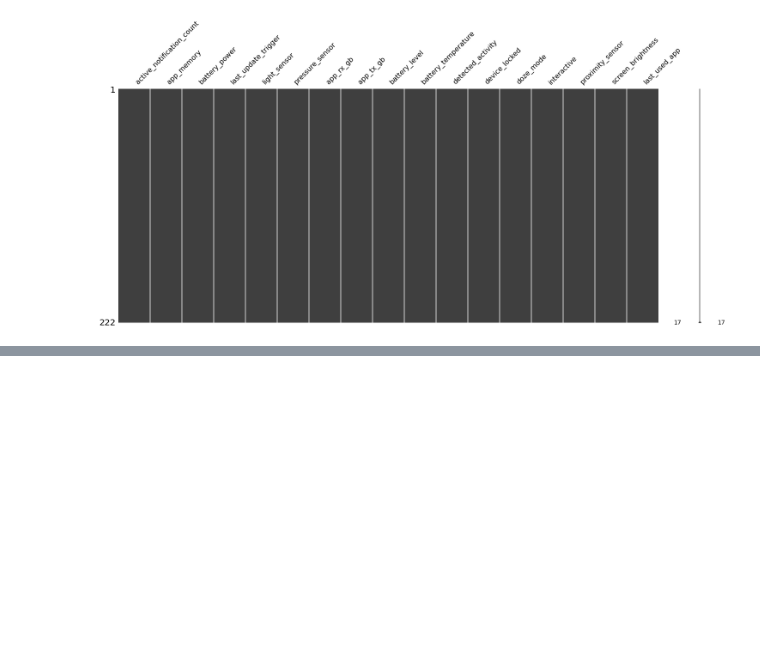
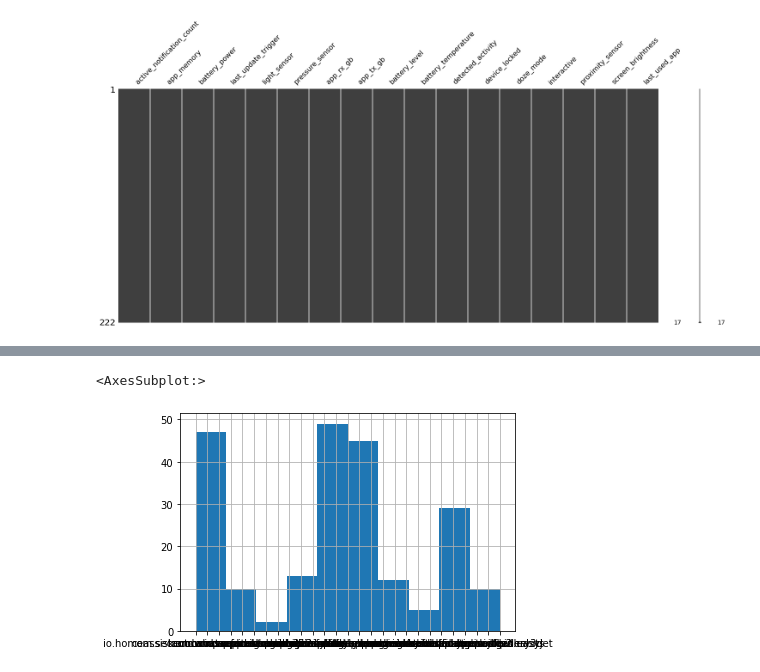
Before and after one commit to nunof98/data-fusion, a Jupyter notebook: main.ipynb, the cells around one changed output, grey strips where cells are left out. Cells and saved outputs as stored; diff of their text form; code cells hidden in the pictures; blank space fills up the shorter version.

```diff
--- a/main.ipynb
+++ b/main.ipynb
@@ -353,7 +354,7 @@ df.describe()
 | max | 5.000000 | 0.036000 | 0.010000 | 8972.000000 | 1029.200000 | 0.055200 | 0.027100 | ... |
 8 rows × 24 columns
 # %%
-df1 = df[[
+df = df[[
     'active_notification_count',
     'app_memory',
     'battery_power',
@@ -373,7 +374,7 @@ df1 = df[[
     'last_used_app'
 ]]
 
-msno.matrix(df1)
+msno.matrix(df)
 # %% [output]
 <AxesSubplot:>
 [figure]
@@ -435,13 +436,13 @@ Name: last_used_app, Length: 222, dtype: object
 # %%
 app_name = 'io.homeassistant.companion.android'
 
-for i, row in enumerate(df1['last_used_app']):
-    if not pd.isnull(df1['last_used_app'].iloc[i]):
+for i, row in enumerate(df['last_used_app']):
+    if not pd.isnull(df['last_used_app'].iloc[i]):
         app_name = row
     else:
-        df1['last_used_app'].iloc[i] = app_name
+        df['last_used_app'].iloc[i] = app_name
 
-df1['last_used_app']
+df['last_used_app']
 # %% [output]
 A value is trying to be set on a copy of a slice from a DataFrame
 
@@ -467,0 +508,15 @@ msno.matrix(df1)
+# %%
+import category_encoders as ce
+
+# encode variables with ordinal encoding
+encoder = ce.OrdinalEncoder(
+    cols=[
+        'last_update_trigger',
+        'detected_activity',
+        'device_locked',
+        'doze_mode',
+        'interactive'
+])
+
+df = encoder.fit_transform(df)
+df
@@ -467,0 +559,5 @@ msno.matrix(df1)
+# %%
+df['last_used_app'].hist()
+# %% [output]
+<AxesSubplot:>
+[figure, added]
```
Also changed, not shown: parts of 21 cells of this notebook, 2 other files.
